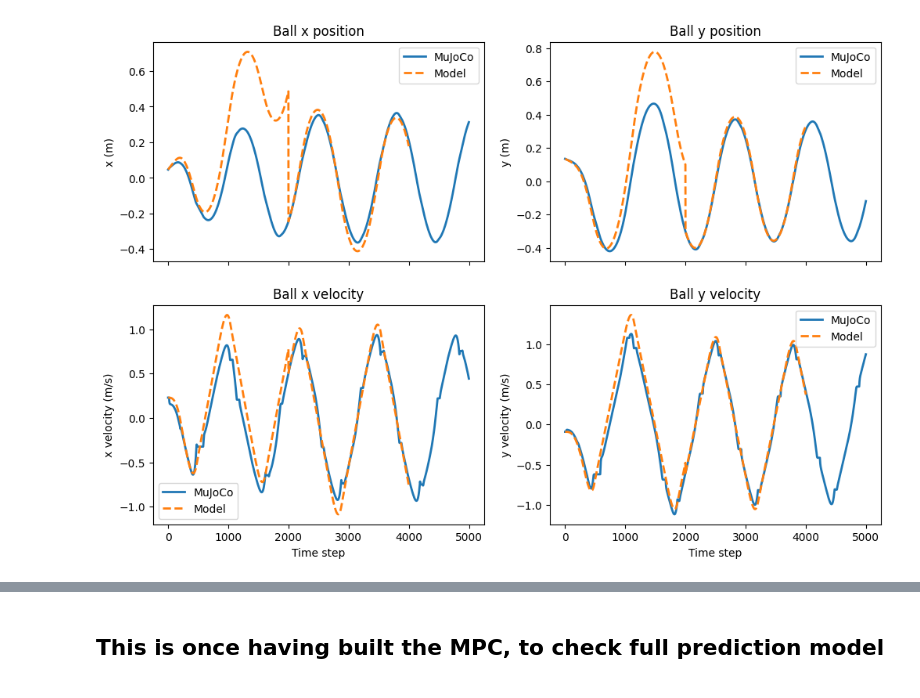
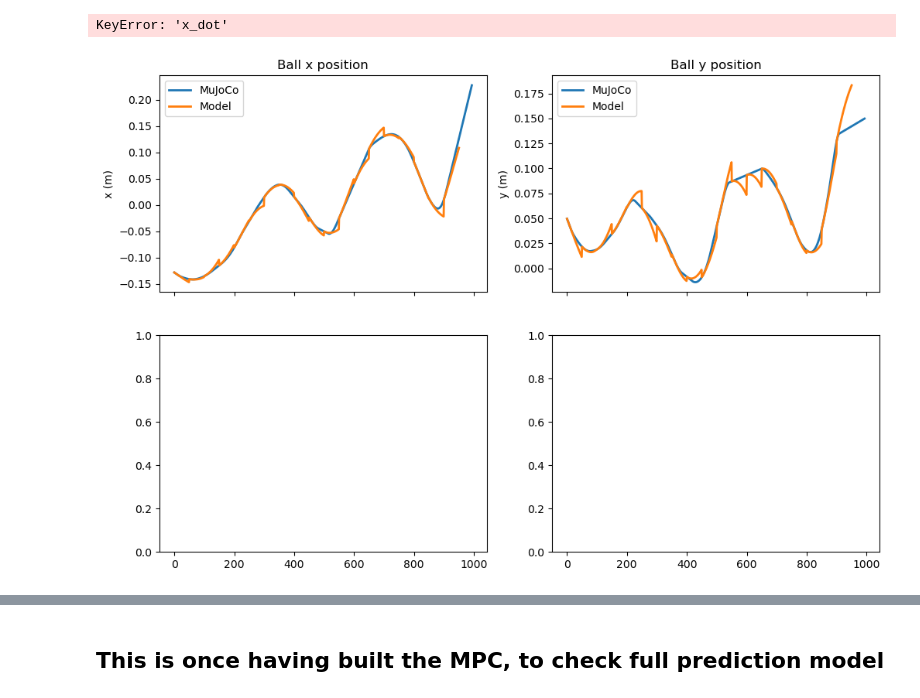
Before and after one commit to pozoii/Diss, a Jupyter notebook: ball_on_plate/dynamics/physics_check_notebook.ipynb, the cells around one changed output, grey strips where cells are left out. Drawn from its saved outputs; the diff is of its cells as text; code cells hidden in the pictures.

```diff
--- a/ball_on_plate/dynamics/physics_check_notebook.ipynb
+++ b/ball_on_plate/dynamics/physics_check_notebook.ipynb
@@ -416,21 +416,21 @@ def plot_rollout_prediction(df, pred, episode_id=1,H=20):
 
     # x
     axs[0,0].plot(t, episode["x"], label="MuJoCo", linewidth=2)
-    axs[0,0].plot(t, pred[:,0], "--", label="Model", linewidth=2)
+    axs[0,0].plot(t, pred[:,0], label="Model", linewidth=2)
     axs[0,0].set_ylabel("x (m)")
     axs[0,0].set_title("Ball x position")
     axs[0,0].legend()
 
     # y
     axs[0,1].plot(t, episode["y"], label="MuJoCo", linewidth=2)
-    axs[0,1].plot(t, pred[:,1], "--", label="Model", linewidth=2)
+    axs[0,1].plot(t, pred[:,1], label="Model", linewidth=2)
     axs[0,1].set_ylabel("y (m)")
     axs[0,1].set_title("Ball y position")
     axs[0,1].legend()
 
     # x velocity
     axs[1,0].plot(t, episode["x_dot"], label="MuJoCo", linewidth=2)
-    axs[1,0].plot(t, pred[:,2], "--", label="Model", linewidth=2)
+    axs[1,0].plot(t, pred[:,2], label="Model", linewidth=2)
     axs[1,0].set_ylabel("x velocity (m/s)")
     axs[1,0].set_xlabel("Time step")
     axs[1,0].set_title("Ball x velocity")
@@ -438,50 +438,51 @@ def plot_rollout_prediction(df, pred, episode_id=1,H=20):
 
     # y velocity
     axs[1,1].plot(t, episode["y_dot"], label="MuJoCo", linewidth=2)
-    axs[1,1].plot(t, pred[:,3], "--", label="Model", linewidth=2)
+    axs[1,1].plot(t, pred[:,3], label="Model", linewidth=2)
     axs[1,1].set_ylabel("y velocity (m/s)")
     axs[1,1].set_xlabel("Time step")
     axs[1,1].set_title("Ball y velocity")
     axs[1,1].legend()
 # %%
 # 1 epsidoe prediction over horizon=H
-H = 2000
+H = 50
 ep_id = 1
 episode = df[df["episode"] == ep_id].reset_index(drop=True)
 N = len(episode)
 pred = np.full((N,4), np.nan)
 for start in range(0, N - H, H):
 
     hat_state = np.array([
         episode.loc[start, "x"],
         episode.loc[start, "y"],
-        episode.loc[start, "x_dot"],
-        episode.loc[start, "y_dot"],
+        episode.loc[start, "xdot"],
+        episode.loc[start, "ydot"],
         episode.loc[start, "alpha"],
         episode.loc[start, "beta"],
-        episode.loc[start,"alpha_dot"],
-        episode.loc[start,"beta_dot"]
+        episode.loc[start,"alphadot"],
+        episode.loc[start,"betadot"]
         ])
 
     pred[start] = hat_state[:4]
 
     for k in range(H):
         hat_d = predict_change(hat_state, env.dt)
         pred[start + k + 1] = np.array([hat_d["x_dot"],hat_d["y_dot"],hat_d["x_ddot"],hat_d["y_ddot"]]) * env.dt + hat_state[:4]
         hat_state = np.array([
         pred[start + k + 1][0],
         pred[start + k + 1][1],
         pred[start + k + 1][2],
         pred[start + k + 1][3],
         episode.loc[start + k + 1, "alpha"],
         episode.loc[start + k + 1, "beta"],
-        episode.loc[start + k + 1, "alpha_dot"],
-        episode.loc[start + k + 1, "beta_dot"],])
+        episode.loc[start + k + 1, "alphadot"],
+        episode.loc[start + k + 1, "betadot"],])
 
 
 plot_rollout_prediction(df, pred, episode_id=1,H=H)
 # %% [output]
+KeyError: 'x_dot'
-[figure, old version]
+[figure, new version]
 # %%
 plt.figure(figsize=(6,6))
 
```
Also changed, not shown: parts of 8 cells of this notebook, 26 other files.
